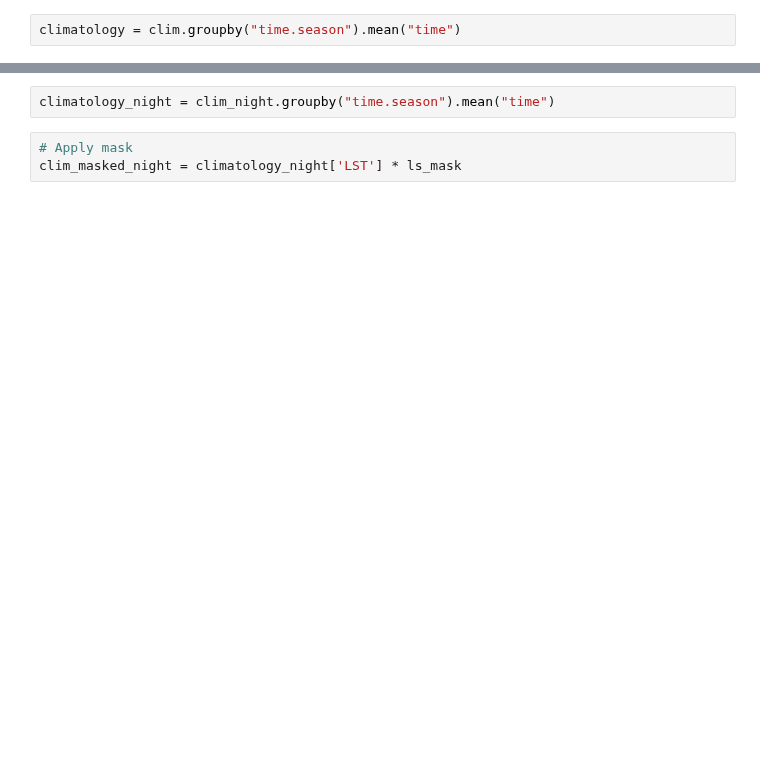
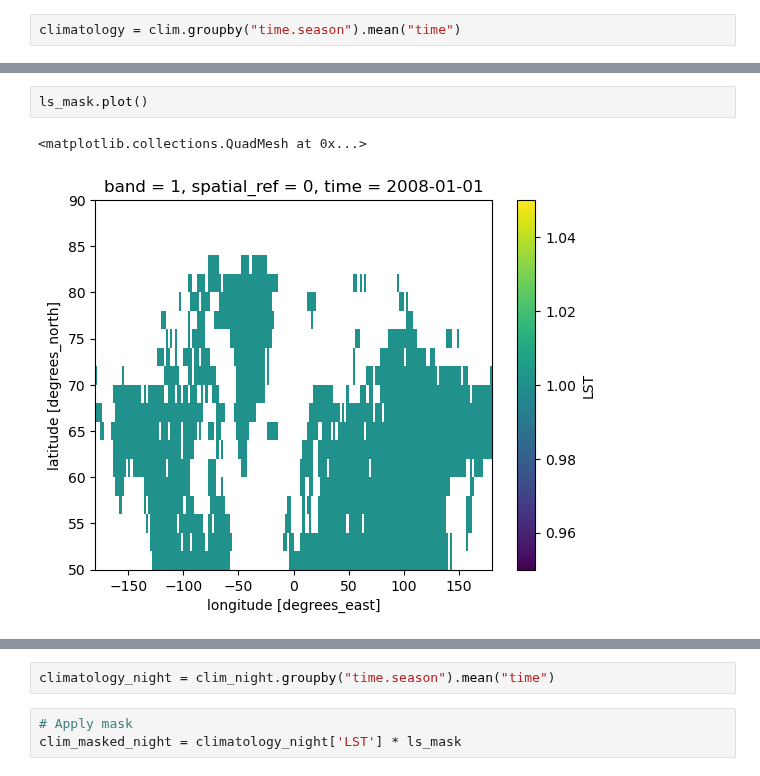
Before and after one commit to soniajdupuis/LST_4_CloudsDyn, a Jupyter notebook: Exploratory_Analysis/mean_state.ipynb, the cells around one changed output, grey strips where cells are left out. Drawn from its saved outputs; the diff is of its cells as text; blank space fills up the shorter version.

```diff
--- a/Exploratory_Analysis/mean_state.ipynb
+++ b/Exploratory_Analysis/mean_state.ipynb
@@ -49,6 +45,11 @@ ls_mask = water_mask_true.where(water_mask_true>0, np.nan)
 clim_masked = climatology['LST'] * ls_mask
 # %% [output]
 Loading water mask...
+# %%
+ls_mask.plot()
+# %% [output]
+<matplotlib.collections.QuadMesh at 0x...>
+[figure, added]
 # %%
 vmin = float(clim_masked.min())
 vmax = float(clim_masked.max())
```
Also changed, not shown: parts of 8 cells of this notebook, 6 other files.
